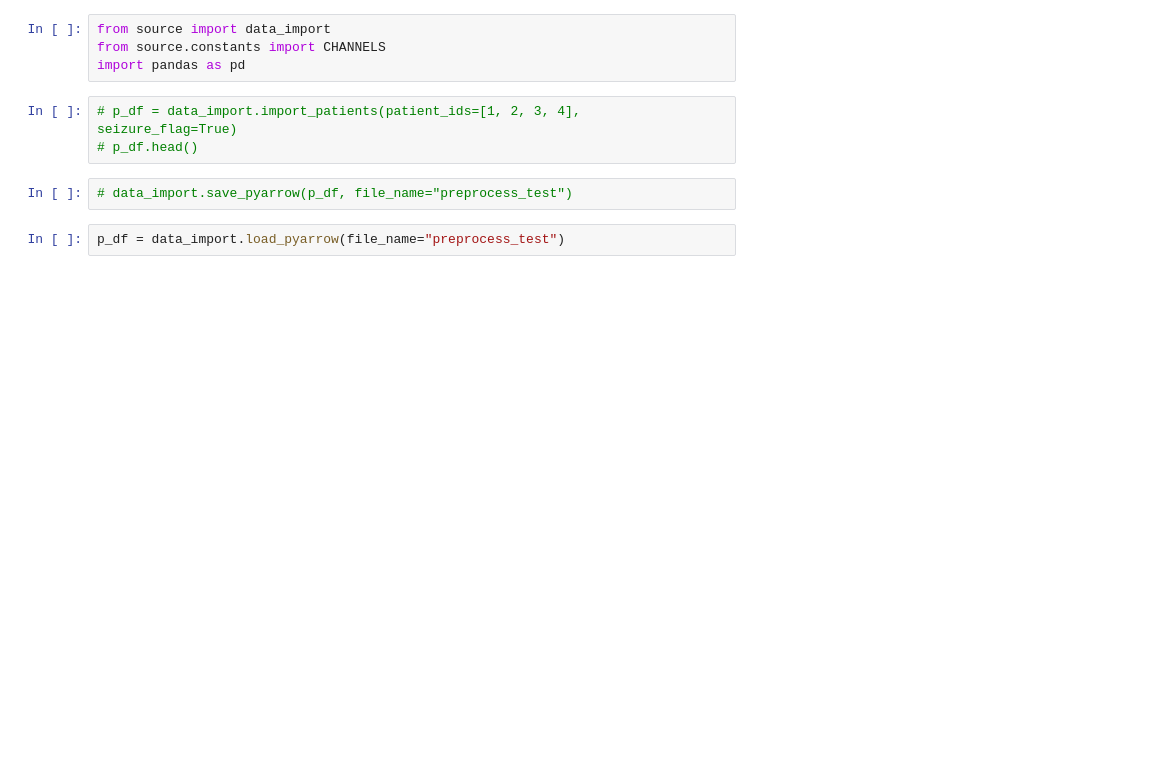
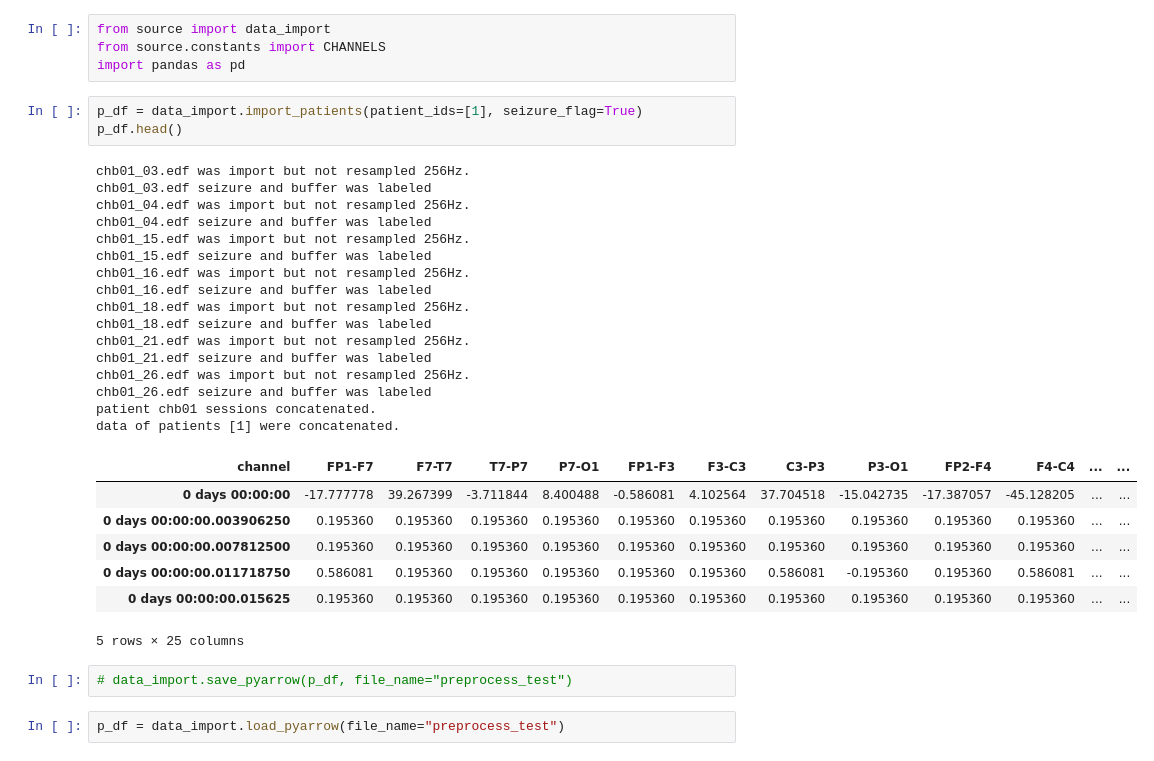
Before and after one commit to anacbroggini/AI-SeizureDetection, a Jupyter notebook: preprocessing.ipynb, the cells around one changed output. Saved outputs shown, nothing was run; the diff lists cells and outputs as text; blank space fills up the shorter version.

```diff
--- a/preprocessing.ipynb
+++ b/preprocessing.ipynb
@@ -3,8 +3,32 @@ from source import data_import
 from source.constants import CHANNELS
 import pandas as pd
 # %%
-# p_df = data_import.import_patients(patient_ids=[1, 2, 3, 4], seizure_flag=True)
-# p_df.head()
+p_df = data_import.import_patients(patient_ids=[1], seizure_flag=True)
+p_df.head()
+# %% [output]
+chb01_03.edf was import but not resampled 256Hz.
+chb01_03.edf seizure and buffer was labeled
+chb01_04.edf was import but not resampled 256Hz.
+chb01_04.edf seizure and buffer was labeled
+chb01_15.edf was import but not resampled 256Hz.
+chb01_15.edf seizure and buffer was labeled
+chb01_16.edf was import but not resampled 256Hz.
+chb01_16.edf seizure and buffer was labeled
+chb01_18.edf was import but not resampled 256Hz.
+chb01_18.edf seizure and buffer was labeled
+chb01_21.edf was import but not resampled 256Hz.
+chb01_21.edf seizure and buffer was labeled
+chb01_26.edf was import but not resampled 256Hz.
+chb01_26.edf seizure and buffer was labeled
+patient chb01 sessions concatenated.
+data of patients [1] were concatenated.
+| channel | FP1-F7 | F7-T7 | T7-P7 | P7-O1 | FP1-F3 | F3-C3 | C3-P3 | P3-O1 | FP2-F4 | F4-C4 | ... | ... |
+| 0 days 00:00:00 | -17.777778 | 39.267399 | -3.711844 | 8.400488 | -0.586081 | 4.102564 | 37.704518 | -15.042735 | -17.387057 | -45.128205 | ... | ... |
+| 0 days 00:00:00.003906250 | 0.195360 | 0.195360 | 0.195360 | 0.195360 | 0.195360 | 0.195360 | 0.195360 | 0.195360 | 0.195360 | 0.195360 | ... | ... |
+| 0 days 00:00:00.007812500 | 0.195360 | 0.195360 | 0.195360 | 0.195360 | 0.195360 | 0.195360 | 0.195360 | 0.195360 | 0.195360 | 0.195360 | ... | ... |
+| 0 days 00:00:00.011718750 | 0.586081 | 0.195360 | 0.195360 | 0.195360 | 0.195360 | 0.195360 | 0.586081 | -0.195360 | 0.195360 | 0.586081 | ... | ... |
+| 0 days 00:00:00.015625 | 0.195360 | 0.195360 | 0.195360 | 0.195360 | 0.195360 | 0.195360 | 0.195360 | 0.195360 | 0.195360 | 0.195360 | ... | ... |
+5 rows × 25 columns
 # %%
 # data_import.save_pyarrow(p_df, file_name="preprocess_test")
 # %%
```
Also changed, not shown: 1 other file.
